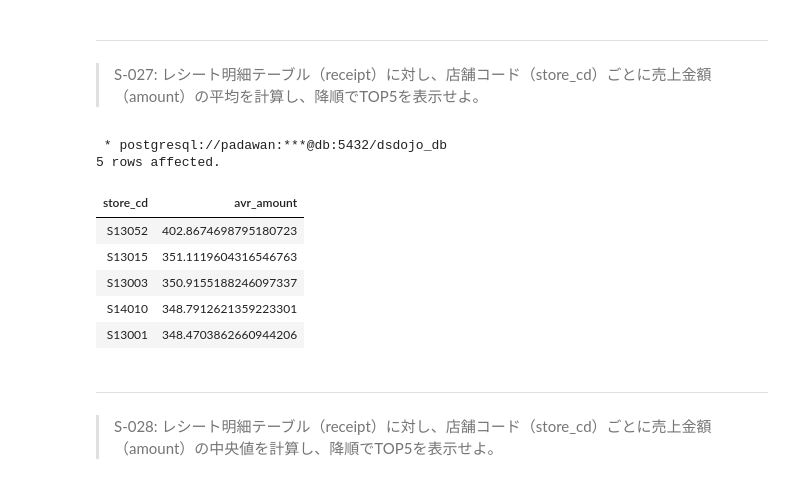
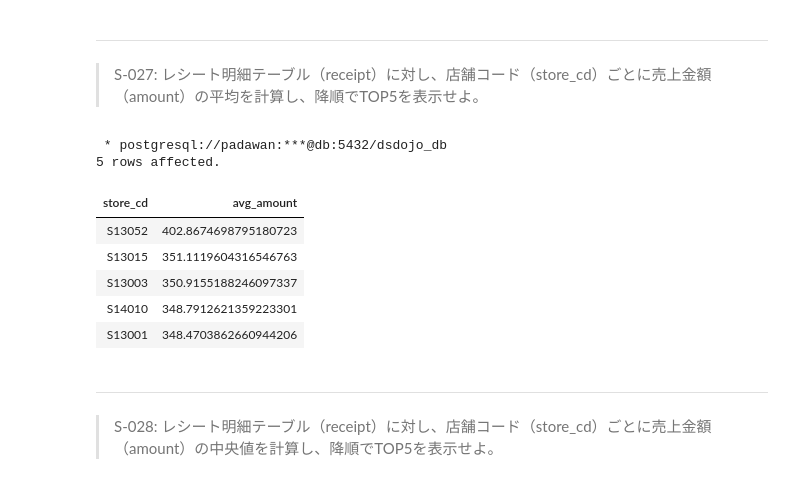
Before and after one commit to ryo1993-git/100knocks-preprocess, a Jupyter notebook: docker/work/preprocess_knock_SQL.ipynb, the cells around one changed output. Cells and saved outputs as stored; diff of their text form; code cells hidden in the pictures.

```diff
--- a/docker/work/preprocess_knock_SQL.ipynb
+++ b/docker/work/preprocess_knock_SQL.ipynb
@@ -724,19 +701,19 @@ LIMIT 10
 # %%
 %%sql
 SELECT
     store_cd,
-    AVG(amount) as avr_amount
+    avg(amount) as avg_amount
 FROM
     receipt
 GROUP BY
     store_cd
 ORDER BY
-    avr_amount DESC
+    avg(amount) DESC
 LIMIT 5
 # %% [output]
  * postgresql://padawan:***@db:5432/dsdojo_db
 5 rows affected.
-| store_cd | avr_amount |
+| store_cd | avg_amount |
 | S13052 | 402.8674698795180723 |
 | S13015 | 351.1119604316546763 |
 | S13003 | 350.9155188246097337 |
```
Also changed, not shown: parts of 84 cells of this notebook.
